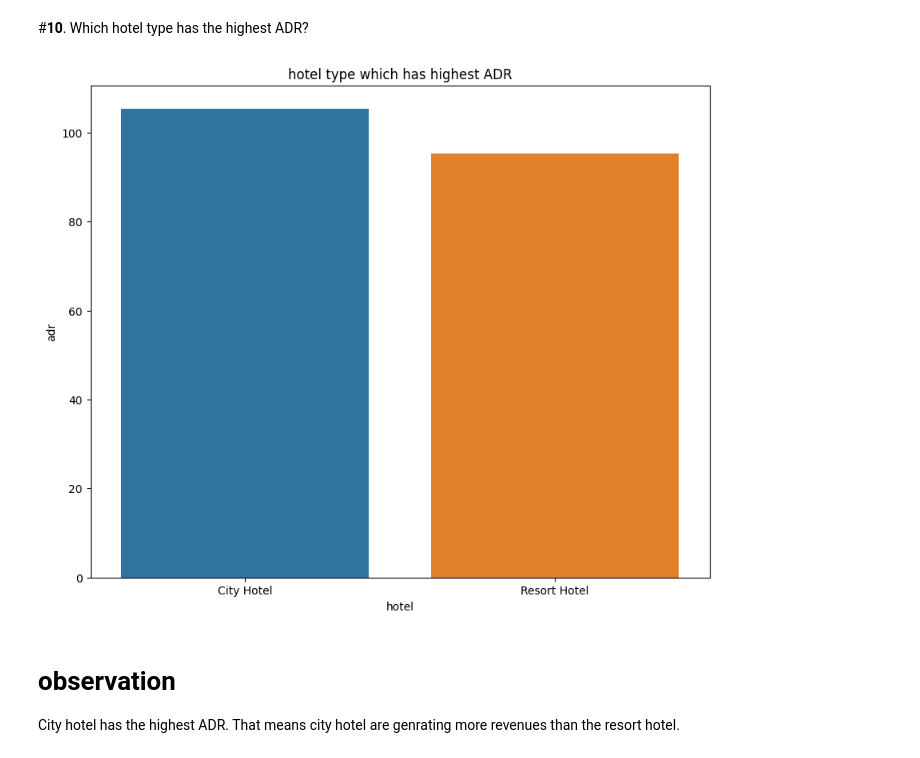
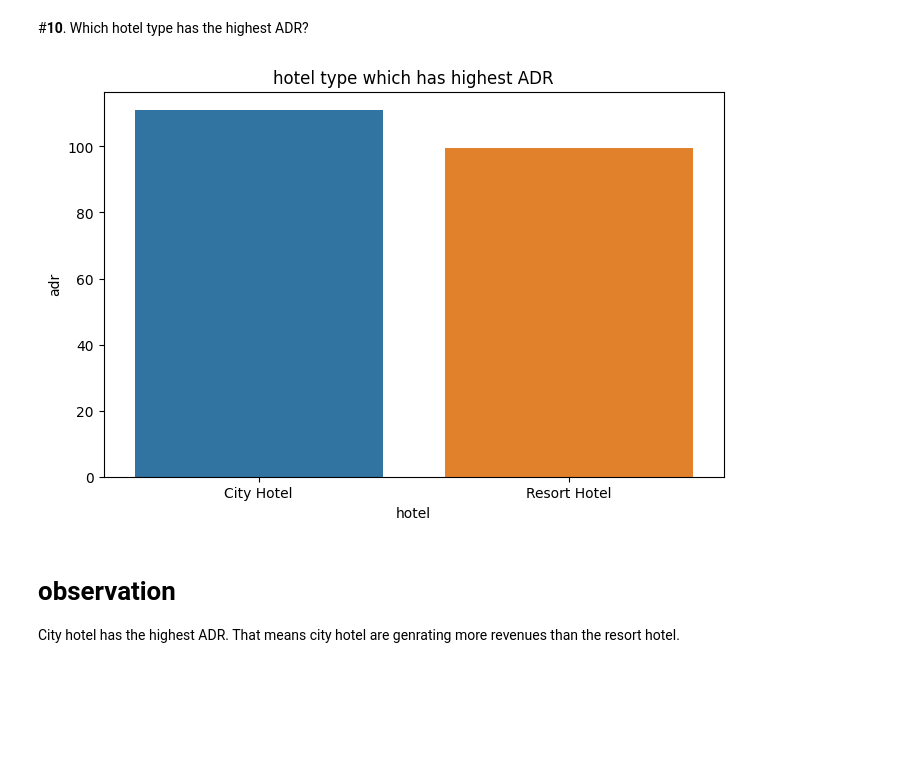
Before and after one commit to Kapilraj0709/codedemo, a Jupyter notebook: Hotel_Booking_Analysis_EDA.ipynb, the cells around one changed output. Saved outputs shown, nothing was run; the diff lists cells and outputs as text; code cells hidden in the pictures; blank space fills up the shorter version.

```diff
--- a/Hotel_Booking_Analysis_EDA.ipynb
+++ b/Hotel_Booking_Analysis_EDA.ipynb
@@ -88,5 +92,6 @@ Mounted at /content/drive
 # %% [markdown]
 **CSV File location**
 # %%
-import pandas as pd
-hotel_df=pd.read_csv('/content/drive/MyDrive/almabetter/Hotel Bookings.csv')
+#Load the Data
+df=pd.read_csv('/content/drive/MyDrive/Hotel Bookings.csv')
+df.head()
@@ -181,6 +194,9 @@ It contains the following features.
 - reservation_status_date: Date of making reservation status.
 # %% [markdown]
 #**Data cleaning**
+# %%
+#Copy the data file in a new variable
+hotel_df=df.copy()
 # %%
 #checking for duplicate rows
 hotel_df.duplicated().value_counts()
@@ -240,0 +215,4 @@ hotel_df.shape
+# %%
+#Drop the duplicates values from data
+hotel_df.drop_duplicates(inplace = True)
+hotel_df.head()
@@ -453,12 +433,12 @@ plt.show()
 # %%
 grup_by_hotel=hotel_df.groupby('hotel')
 highest_adr=grup_by_hotel['adr'].mean().reset_index()
-plt.figure(figsize=(10,8))
+plt.figure(figsize=(8,5))
 sns.barplot(x= highest_adr['hotel'], y=highest_adr['adr'])
 plt.title("hotel type which has highest ADR")
 plt.show()
 # %% [output]
-[figure, old version]
+[figure, new version]
 # %% [markdown]
 # observation
 
```
Also changed, not shown: parts of 49 cells of this notebook.
